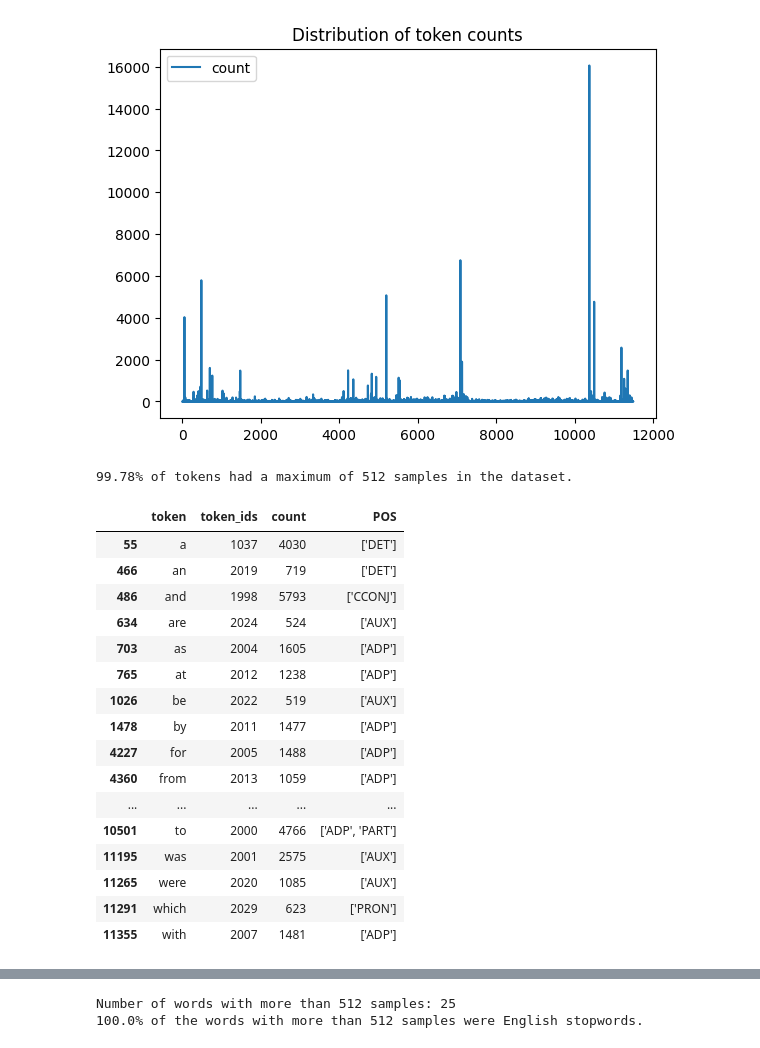
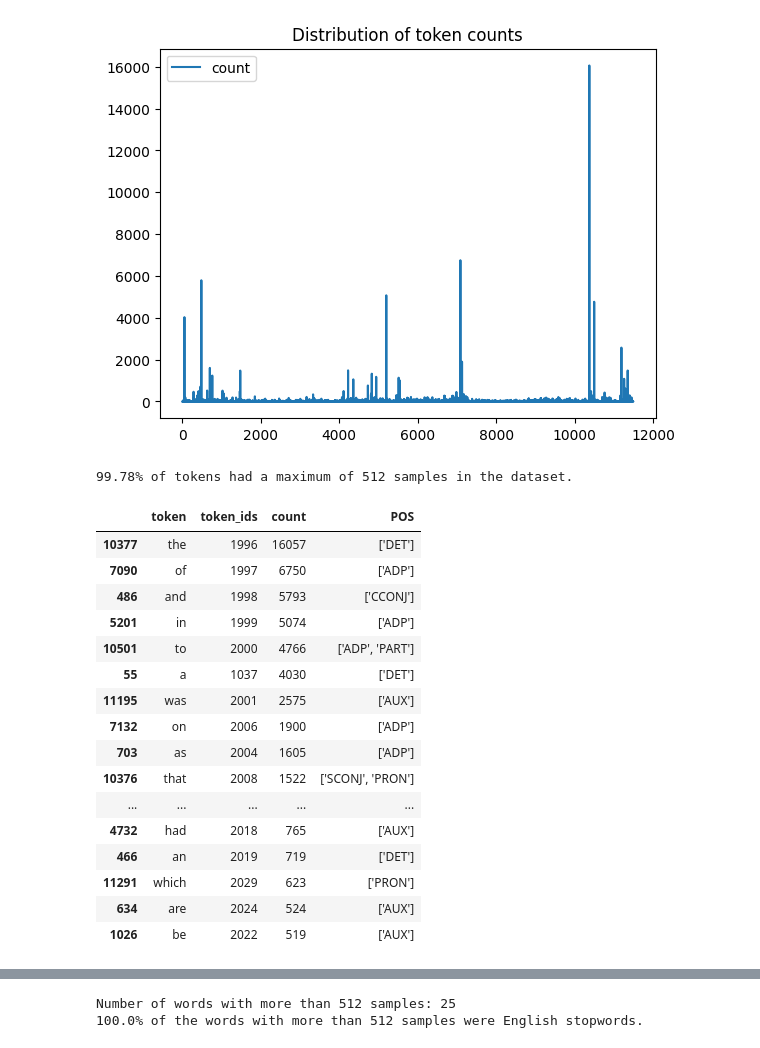
Before and after one commit to NazaninShafiabadi/NeuralLMs, a Jupyter notebook: src/stats.ipynb, the cells around one changed output, grey strips where cells are left out. Cells and saved outputs as stored; diff of their text form; code cells hidden in the pictures.

```diff
--- a/src/stats.ipynb
+++ b/src/stats.ipynb
@@ -119,23 +119,23 @@ wordbank.plot(y='count', title='Distribution of token counts')
 # %%
 highly_frequent = wordbank[wordbank['count'].apply(lambda x: x > 512)]
 print(f'{(len(wordbank)-len(highly_frequent))/len(wordbank)*100:.2f}% of tokens had a maximum of 512 samples in the dataset.')
-highly_frequent
+highly_frequent.sort_values('count', ascending=False)
 # %% [output]
 99.78% of tokens had a maximum of 512 samples in the dataset.
 |  | token | token_ids | count | POS |
+| 10377 | the | 1996 | 16057 | ['DET'] |
+| 7090 | of | 1997 | 6750 | ['ADP'] |
+| 486 | and | 1998 | 5793 | ['CCONJ'] |
+| 5201 | in | 1999 | 5074 | ['ADP'] |
+| 10501 | to | 2000 | 4766 | ['ADP', 'PART'] |
 | 55 | a | 1037 | 4030 | ['DET'] |
+| 11195 | was | 2001 | 2575 | ['AUX'] |
+| 7132 | on | 2006 | 1900 | ['ADP'] |
+| 703 | as | 2004 | 1605 | ['ADP'] |
+| 10376 | that | 2008 | 1522 | ['SCONJ', 'PRON'] |
+| ... | ... | ... | ... | ... |
+| 4732 | had | 2018 | 765 | ['AUX'] |
 | 466 | an | 2019 | 719 | ['DET'] |
-| 486 | and | 1998 | 5793 | ['CCONJ'] |
+| 11291 | which | 2029 | 623 | ['PRON'] |
 | 634 | are | 2024 | 524 | ['AUX'] |
-| 703 | as | 2004 | 1605 | ['ADP'] |
-| 765 | at | 2012 | 1238 | ['ADP'] |
 | 1026 | be | 2022 | 519 | ['AUX'] |
-| 1478 | by | 2011 | 1477 | ['ADP'] |
-| 4227 | for | 2005 | 1488 | ['ADP'] |
-| 4360 | from | 2013 | 1059 | ['ADP'] |
-| ... | ... | ... | ... | ... |
-| 10501 | to | 2000 | 4766 | ['ADP', 'PART'] |
-| 11195 | was | 2001 | 2575 | ['AUX'] |
-| 11265 | were | 2020 | 1085 | ['AUX'] |
-| 11291 | which | 2029 | 623 | ['PRON'] |
-| 11355 | with | 2007 | 1481 | ['ADP'] |
```
Also changed, not shown: parts of 2 cells of this notebook, 2 other files.
